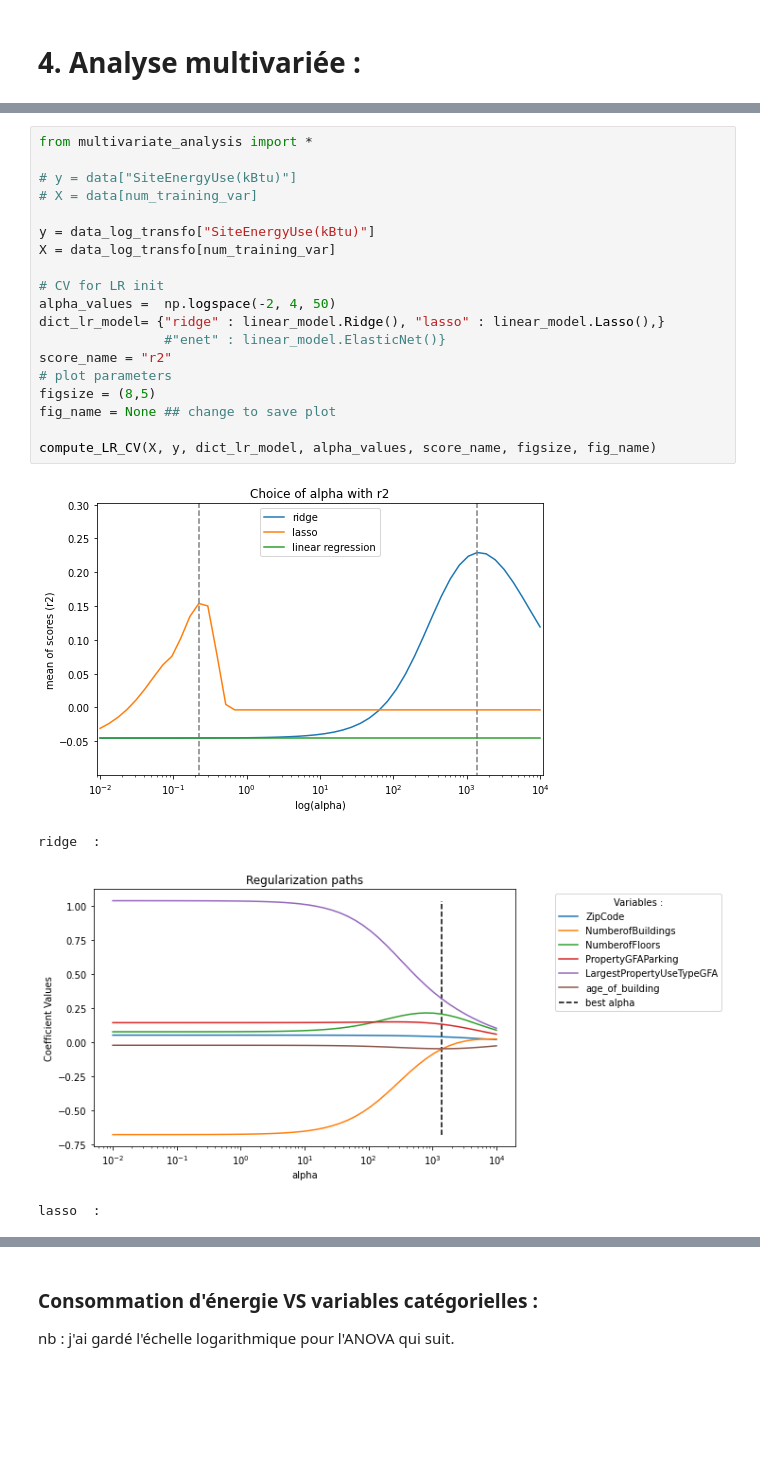
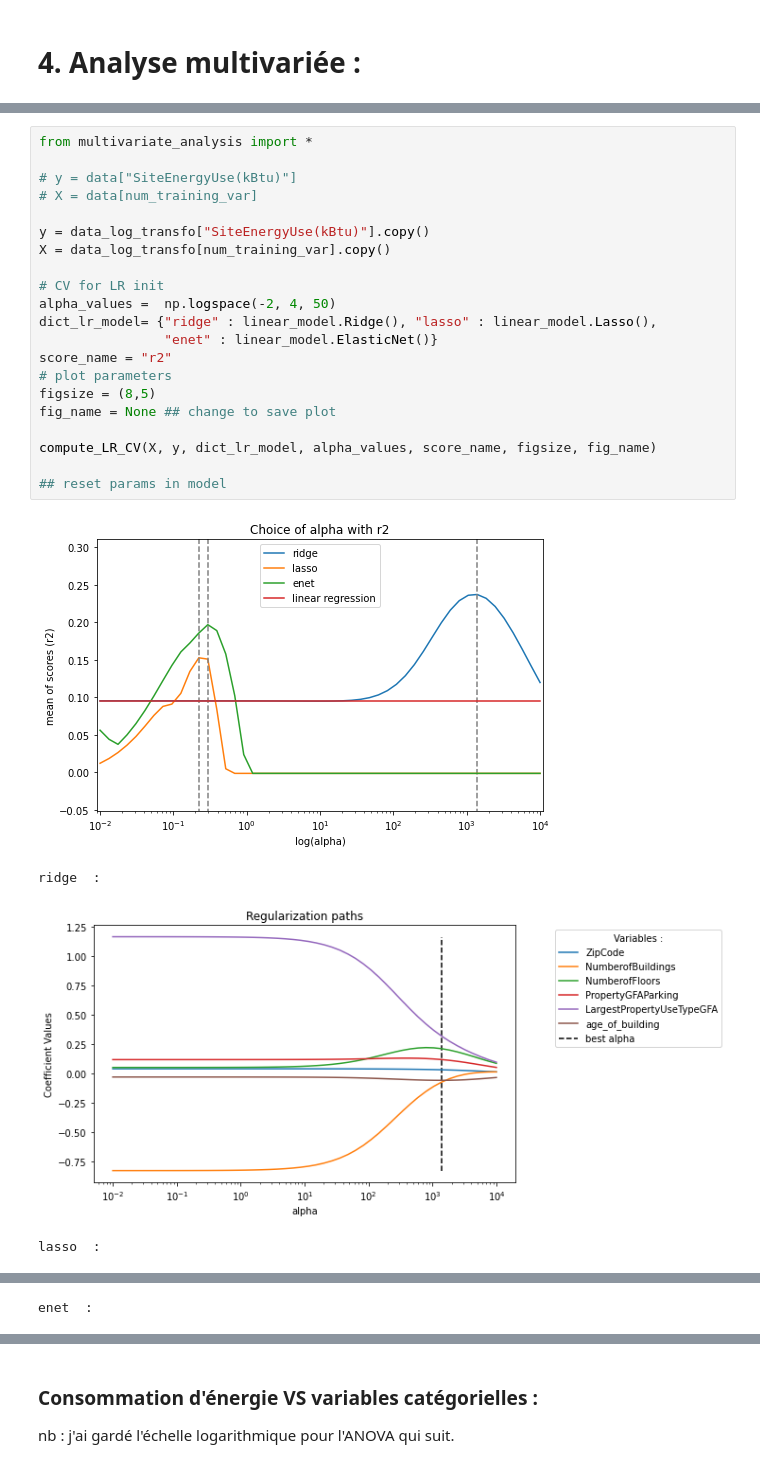
Before and after one commit to ClaireGayral/formation_openclassroom, a Jupyter notebook: P3_gayral_claire/preprocess.ipynb, the cells around one changed output, grey strips where cells are left out. Saved outputs shown, nothing was run; the diff lists cells and outputs as text; blank space fills up the shorter version.

Commit message:
Linear regression plot

```diff
--- a/P3_gayral_claire/preprocess.ipynb
+++ b/P3_gayral_claire/preprocess.ipynb
@@ -721,24 +724,26 @@
 # %%
 from multivariate_analysis import *
 
 # y = data["SiteEnergyUse(kBtu)"]
 # X = data[num_training_var]
 
-y = data_log_transfo["SiteEnergyUse(kBtu)"]
-X = data_log_transfo[num_training_var]
+y = data_log_transfo["SiteEnergyUse(kBtu)"].copy()
+X = data_log_transfo[num_training_var].copy()
 
 # CV for LR init
 alpha_values =  np.logspace(-2, 4, 50)
-dict_lr_model= {"ridge" : linear_model.Ridge(), "lasso" : linear_model.Lasso(),}
-                #"enet" : linear_model.ElasticNet()}
+dict_lr_model= {"ridge" : linear_model.Ridge(), "lasso" : linear_model.Lasso(),
+                "enet" : linear_model.ElasticNet()}
 score_name = "r2"
 # plot parameters
 figsize = (8,5)
 fig_name = None ## change to save plot
 
 compute_LR_CV(X, y, dict_lr_model, alpha_values, score_name, figsize, fig_name)
+
+## reset params in model
 # %% [output]
-[figure, old version]
+[figure, new version]
 ridge  :
-[figure, old version]
+[figure, new version]
 lasso  :
@@ -745,0 +751 @@ lasso  :
+enet  :
```
Also changed, not shown: parts of 62 cells of this notebook, 2 other files.
